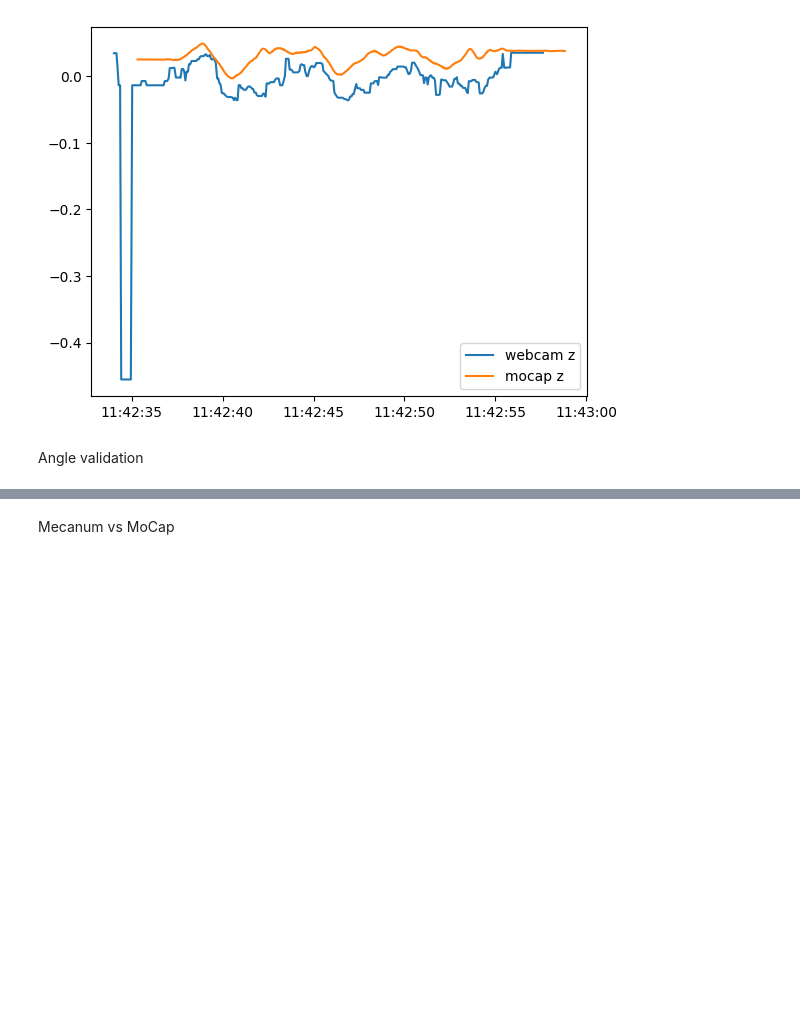
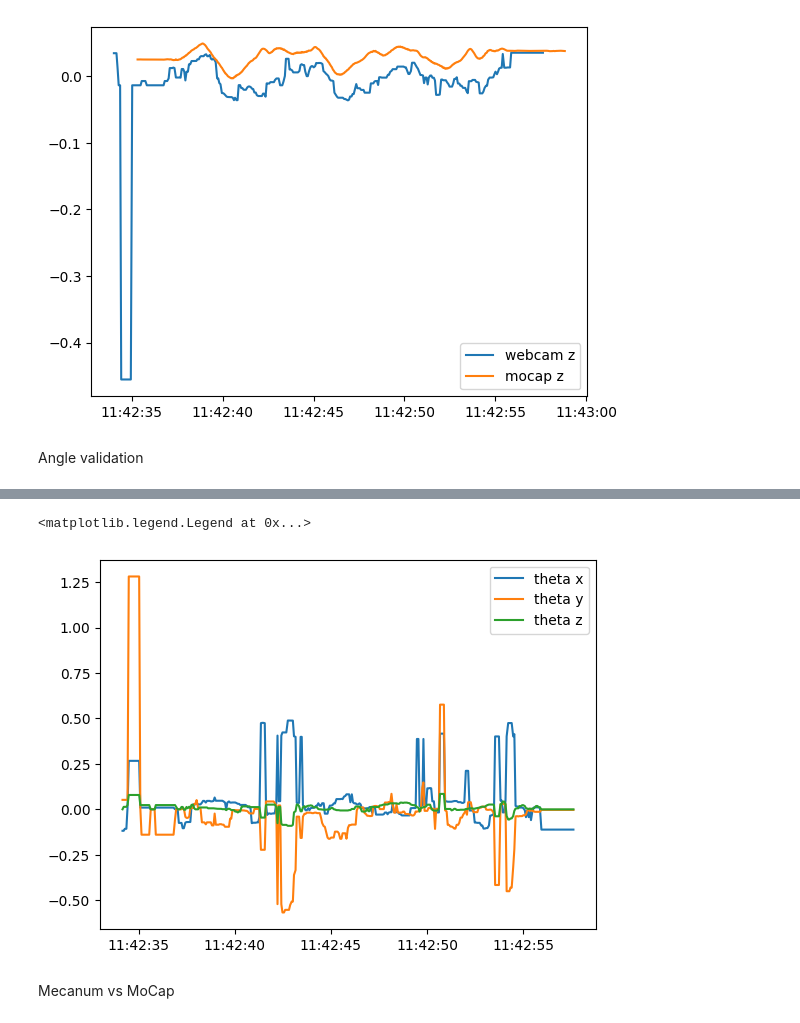
Before and after one commit to SujithChristopher/armbo_preliminary_work, a Jupyter notebook: ipy_notebooks/analysis_singlecam_sensors.ipynb, the cells around one changed output, grey strips where cells are left out. Saved outputs shown, nothing was run; the diff lists cells and outputs as text; code cells hidden in the pictures; blank space fills up the shorter version.

```diff
--- a/ipy_notebooks/analysis_singlecam_sensors.ipynb
+++ b/ipy_notebooks/analysis_singlecam_sensors.ipynb
@@ -138,3 +211,41 @@ Angle validation
+# %%
+""" angle from aruco marker"""
+
+_ar_rotmat_i = []
+for i in range(len(_w_df)):
+
+    _val = _w_df[["yaw", "pitch", "roll"]].loc[i].values
+    _val = np.reshape(_val, (3,1))
+    _ar_rotmat_i.append(cv2.Rodrigues(_val))
+# %%
+_del_ar_r = []
+for i in range(len(_ar_rotmat_i)):
+    _del_ar_r.append(_ar_rotmat_i[i][0].T@_ar_rotmat_i[0][0])
+# %%
+#getting angle from rotmat
+
+_ar_theta_x = []
+_ar_theta_y = []
+_ar_theta_z = []
+
+for i in _del_ar_r:
+    _ar_theta_x.append(np.arctan2(i[2,1], i[2,2]))
+    _ar_theta_y.append(np.arctan2(-i[2,0], np.sqrt(i[2,1]**2 + i[2,2]**2)))
+    _ar_theta_z.append(np.arctan2(i[1,0], i[0,0]))
+
+_ar_theta_x = np.array(_ar_theta_x)
+_ar_theta_y = np.array(_ar_theta_y)
+_ar_theta_z = np.array(_ar_theta_z)
+# %%
+_ar_ang_df = pd.DataFrame({"time": _w_df["time"], "theta_x": _ar_theta_x, "theta_y": _ar_theta_y, "theta_z": _ar_theta_z})
+# %%
+plt.plot(_w_df["time"], _ar_ang_df["theta_x"].rolling(7).median(), label="theta x")
+plt.plot(_w_df["time"], _ar_ang_df["theta_y"].rolling(7).median(), label="theta y")
+plt.plot(_w_df["time"], _ar_ang_df["theta_z"].rolling(7).median(), label="theta z")
+plt.legend()
+# %% [output]
+<matplotlib.legend.Legend at 0x...>
+[figure, added]
 # %% [markdown]
 Mecanum vs MoCap
 # %%
```
Also changed, not shown: parts of 8 cells of this notebook, 3 other files.
